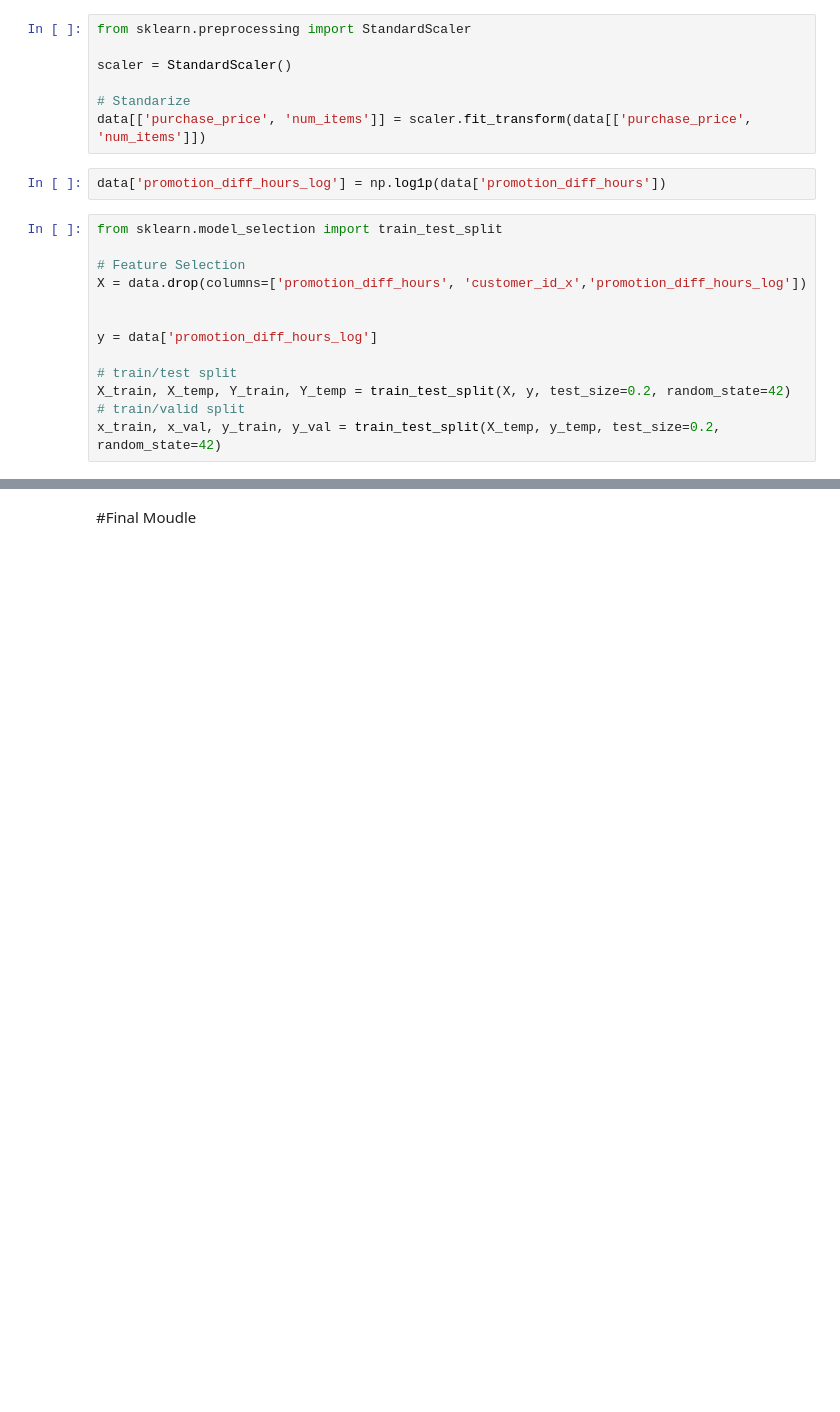
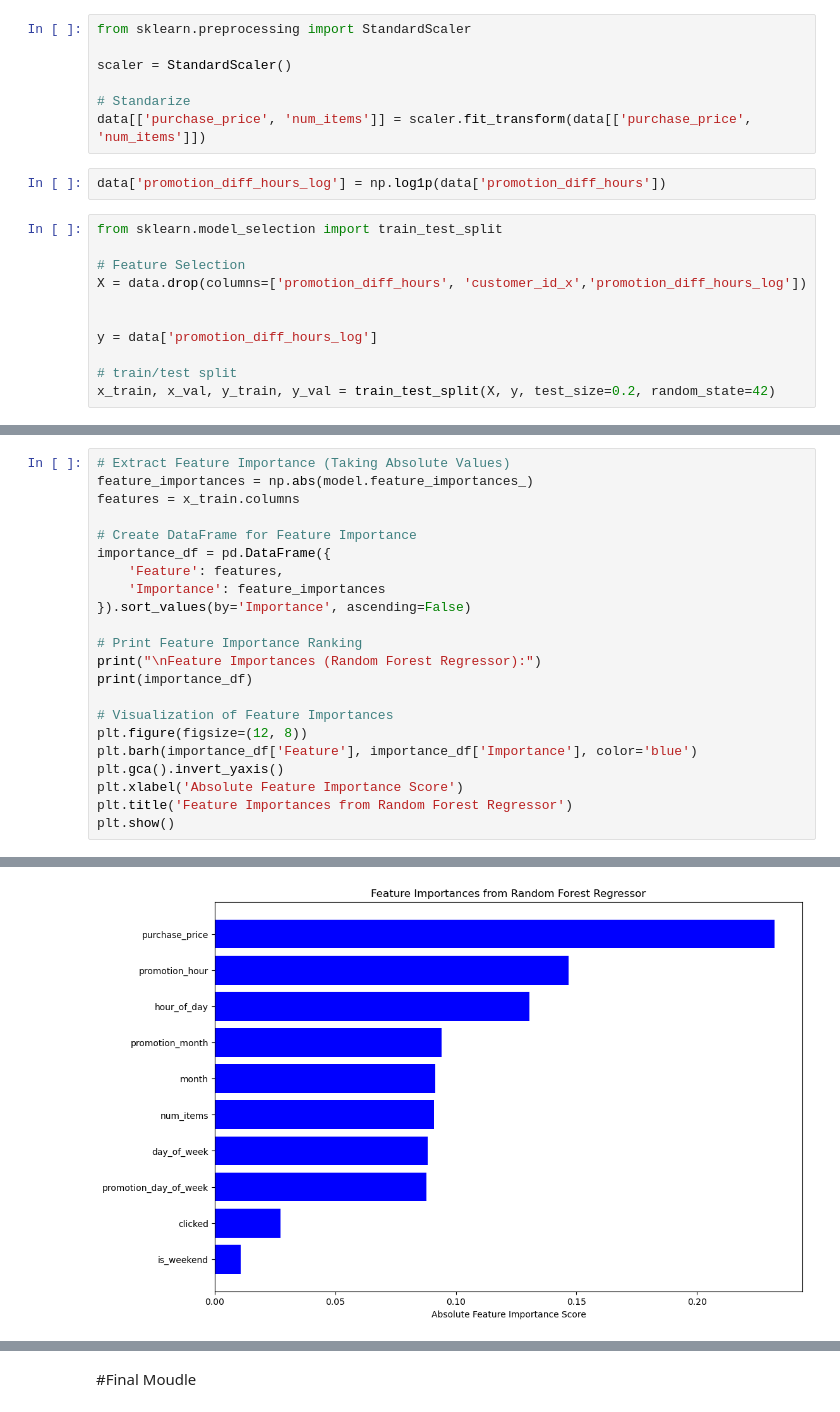
Before and after one commit to MingzengQin/Intership, a Jupyter notebook: HourTarget.ipynb, the cells around one changed output, grey strips where cells are left out. Saved outputs shown, nothing was run; the diff lists cells and outputs as text; blank space fills up the shorter version.

Commit message:
create the feature importance table for every model

```diff
--- a/HourTarget.ipynb
+++ b/HourTarget.ipynb
@@ -192,9 +193,7 @@ X = data.drop(columns=['promotion_diff_hours', 'customer_id_x','promotion_diff_h
 y = data['promotion_diff_hours_log']
 
 # train/test split
-X_train, X_temp, Y_train, Y_temp = train_test_split(X, y, test_size=0.2, random_state=42)
-# train/valid split
-x_train, x_val, y_train, y_val = train_test_split(X_temp, y_temp, test_size=0.2, random_state=42)
+x_train, x_val, y_train, y_val = train_test_split(X, y, test_size=0.2, random_state=42)
 # %%
 from sklearn.ensemble import RandomForestRegressor
 from sklearn.metrics import mean_absolute_error
@@ -230,0 +230,23 @@ Mean Absolute Error: 0.7854253272573631
+# %%
+# Extract Feature Importance (Taking Absolute Values)
+feature_importances = np.abs(model.feature_importances_)
+features = x_train.columns
+
+# Create DataFrame for Feature Importance
+importance_df = pd.DataFrame({
+    'Feature': features,
+    'Importance': feature_importances
+}).sort_values(by='Importance', ascending=False)
+
+# Print Feature Importance Ranking
+print("\nFeature Importances (Random Forest Regressor):")
+print(importance_df)
+
+# Visualization of Feature Importances
+plt.figure(figsize=(12, 8))
+plt.barh(importance_df['Feature'], importance_df['Importance'], color='blue')
+plt.gca().invert_yaxis()
+plt.xlabel('Absolute Feature Importance Score')
+plt.title('Feature Importances from Random Forest Regressor')
+plt.show()
+# %% [output]
@@ -231,3 +265,4 @@ Mean Absolute Error: 0.7854253272573631
+[figure, added]
 # %%
 from sklearn.metrics import mean_squared_error, r2_score
 
```
Also changed, not shown: parts of 22 cells of this notebook.
